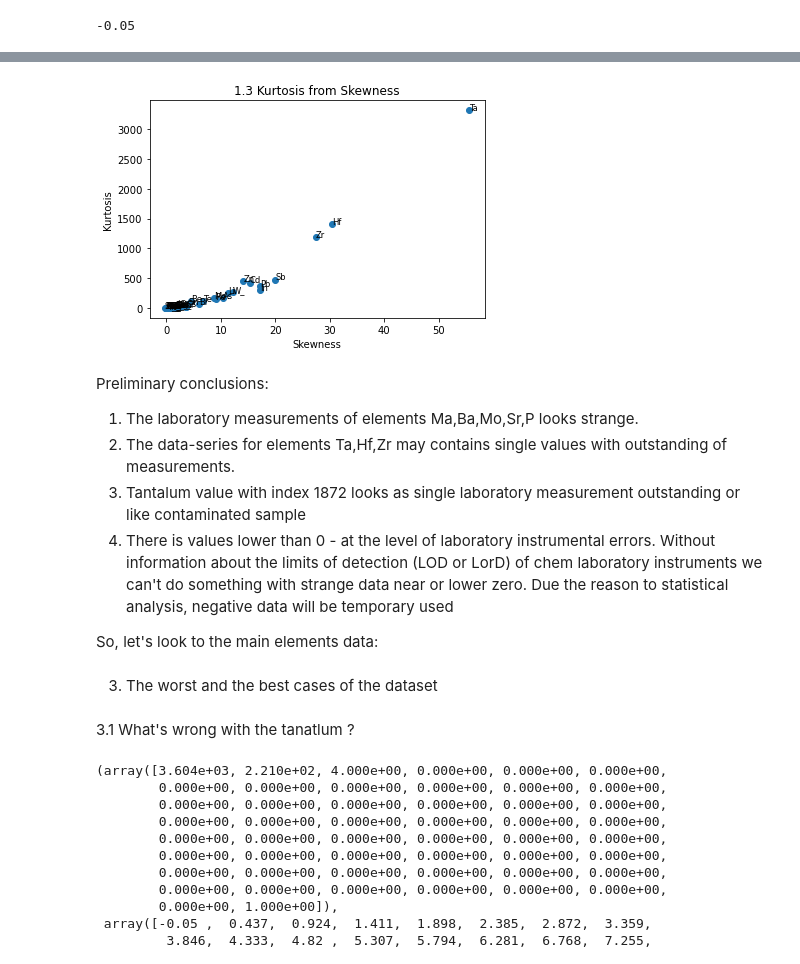
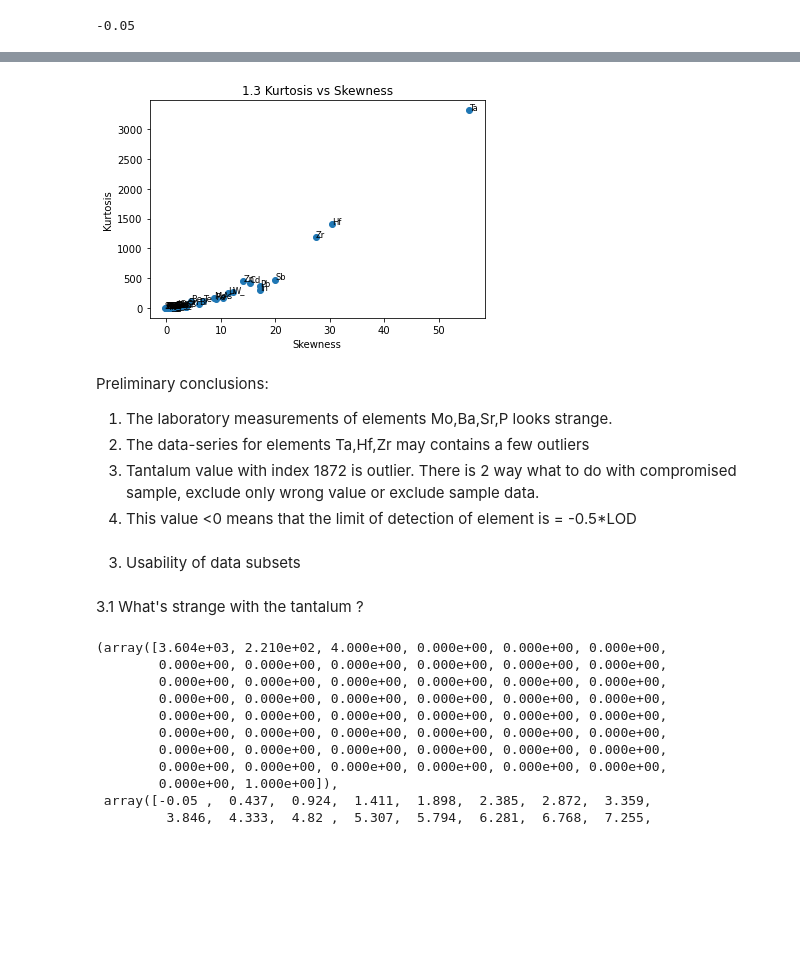
Before and after one commit to bmalakhov/geochem_EDA, a Jupyter notebook: geochem_test2.ipynb, the cells around one changed output, grey strips where cells are left out. Saved outputs shown, nothing was run; the diff lists cells and outputs as text; code cells hidden in the pictures; blank space fills up the shorter version.

```diff
--- a/geochem_test2.ipynb
+++ b/geochem_test2.ipynb
@@ -110,24 +111,22 @@ plt.show()
 # %%
 plt.scatter(assym_m3_list,exce_m4_list)
-plt.title('1.3 Kurtosis from Skewness')
+plt.title('1.3 Kurtosis vs Skewness')
 plt.xlabel('Skewness')
 plt.ylabel('Kurtosis')
 for i in range(0,len(disp_m2_list)):
     plt.text(assym_m3_list[i], exce_m4_list[i], columns_list_short[i][0:2], horizontalalignment='left', size='small', color='black')
 plt.show()
 # %% [output]
-[figure, old version]
+[figure, new version]
 # %% [markdown]
 Preliminary conclusions:
-1. The laboratory measurements of elements Ma,Ba,Mo,Sr,P looks strange.
-2. The data-series for elements Ta,Hf,Zr may contains single values with outstanding of measurements.
-3. Tantalum value with index 1872 looks as single laboratory measurement outstanding or like contaminated sample
-4. There is values lower than 0 - at the level of laboratory instrumental errors.
-Without information about the limits of detection (LOD or LorD) of chem laboratory instruments we can't do something with strange data near or lower zero. Due the reason to statistical analysis, negative data will be temporary used
 
-So, let's look to the main elements data:
+1. The laboratory measurements of elements Mo,Ba,Sr,P looks strange.
+2. The data-series for elements Ta,Hf,Zr may contains a few outliers
+3. Tantalum value with index 1872 is outlier. There is 2 way what to do with compromised sample, exclude only wrong value or exclude sample data.
+4. This value <0 means that the limit of detection of element is = -0.5*LOD
 # %% [markdown]
-3.  The worst and the best cases of the dataset
+3.  Usability of data subsets
 # %% [markdown]
-3.1 What's wrong with the tanatlum ?
+3.1 What's strange with the tantalum ?
 # %%
```
Also changed, not shown: parts of 24 cells of this notebook, 2 other files.
